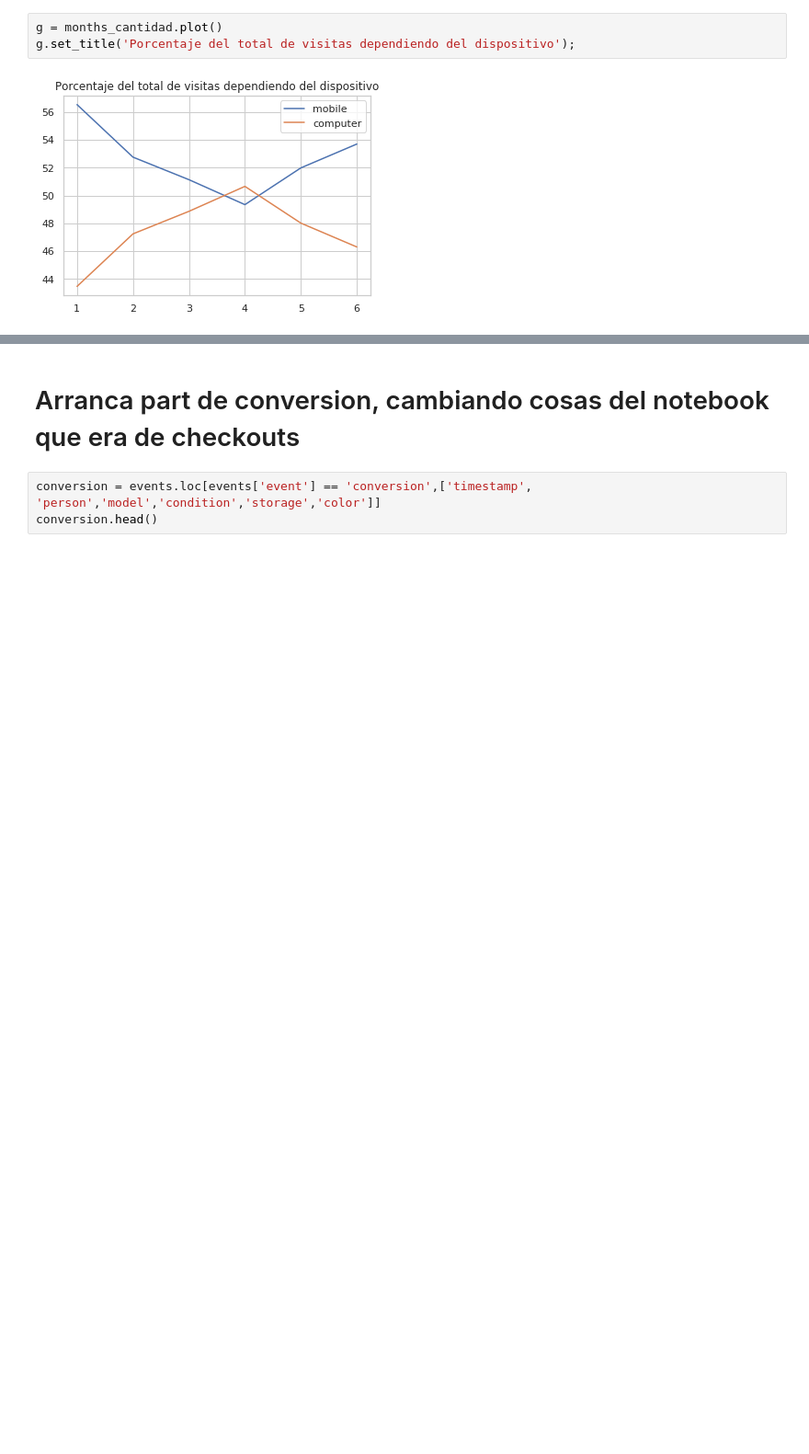
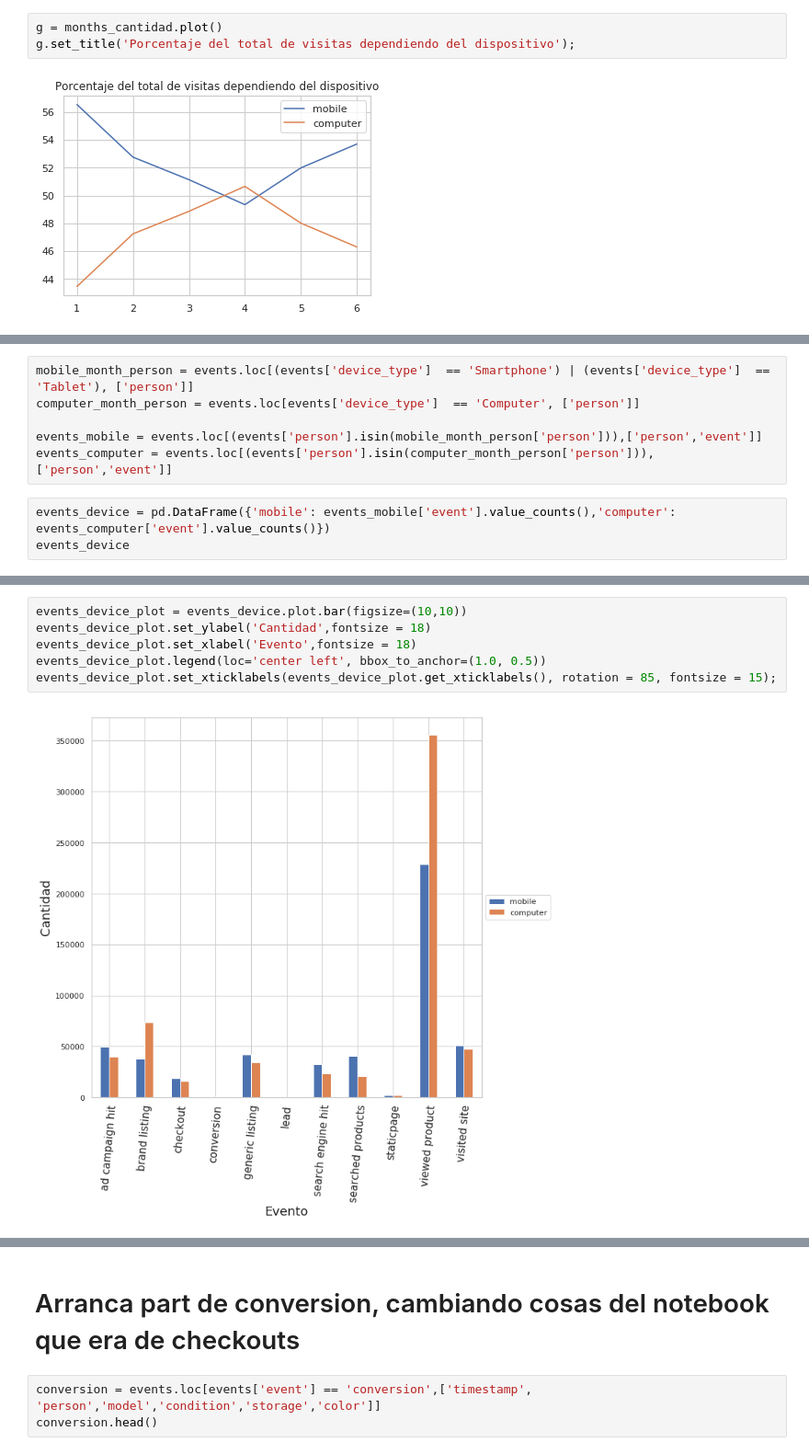
Before and after one commit to jowisaidman/tp1_analisis_exploratorio, a Jupyter notebook: Notebooks/Juli/Untitled.ipynb, the cells around one changed output, grey strips where cells are left out. Shown at 92% size. Saved outputs shown, nothing was run; the diff lists cells and outputs as text; blank space fills up the shorter version.

```diff
--- a/Notebooks/Juli/Untitled.ipynb
+++ b/Notebooks/Juli/Untitled.ipynb
@@ -115,0 +127,9 @@ g.set_title('Porcentaje del total de visitas dependiendo del dispositivo');
+# %%
+mobile_month_person = events.loc[(events['device_type']  == 'Smartphone') | (events['device_type']  == 'Tablet'), ['person']]
+computer_month_person = events.loc[events['device_type']  == 'Computer', ['person']]
+
+events_mobile = events.loc[(events['person'].isin(mobile_month_person['person'])),['person','event']]
+events_computer = events.loc[(events['person'].isin(computer_month_person['person'])),['person','event']]
+# %%
+events_device = pd.DataFrame({'mobile': events_mobile['event'].value_counts(),'computer': events_computer['event'].value_counts()})
+events_device
@@ -115,0 +149,8 @@ g.set_title('Porcentaje del total de visitas dependiendo del dispositivo');
+# %%
+events_device_plot = events_device.plot.bar(figsize=(10,10))
+events_device_plot.set_ylabel('Cantidad',fontsize = 18)
+events_device_plot.set_xlabel('Evento',fontsize = 18)
+events_device_plot.legend(loc='center left', bbox_to_anchor=(1.0, 0.5))
+events_device_plot.set_xticklabels(events_device_plot.get_xticklabels(), rotation = 85, fontsize = 15);
+# %% [output]
+[figure, added]
```
Also changed, not shown: parts of 5 cells of this notebook.
